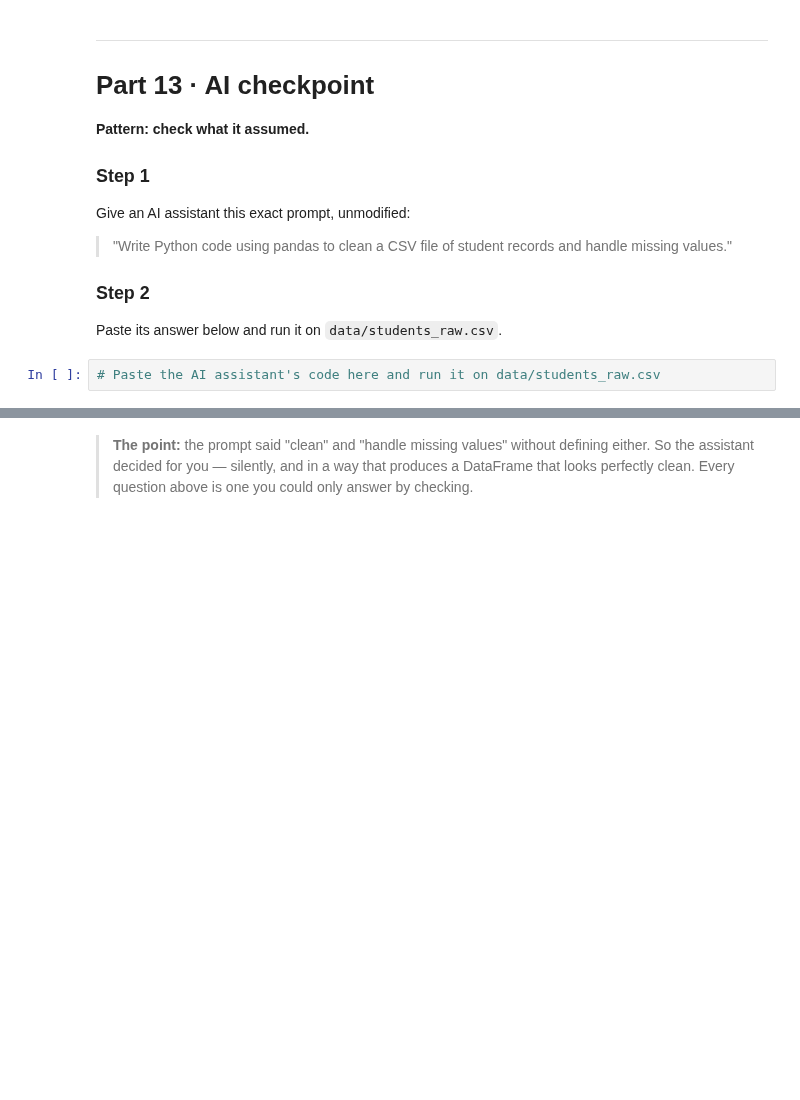
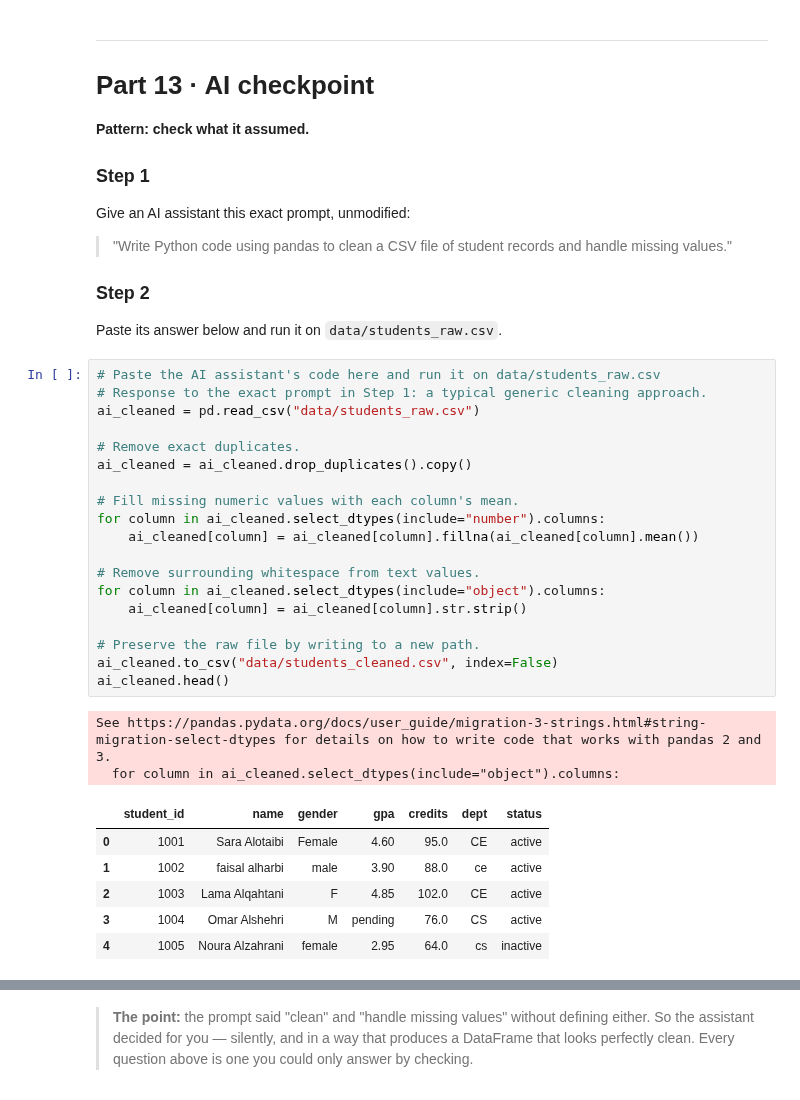
Before and after one commit to MahaAlmolhem/arti303, a Jupyter notebook: lab05.ipynb, the cells around one changed output, grey strips where cells are left out. Cells and saved outputs as stored; diff of their text form; blank space fills up the shorter version.

```diff
--- a/lab05.ipynb
+++ b/lab05.ipynb
@@ -934,6 +1350,32 @@ Give an AI assistant this exact prompt, unmodified:
 Paste its answer below and run it on `data/students_raw.csv`.
 # %%
 # Paste the AI assistant's code here and run it on data/students_raw.csv
+# Response to the exact prompt in Step 1: a typical generic cleaning approach.
+ai_cleaned = pd.read_csv("data/students_raw.csv")
+
+# Remove exact duplicates.
+ai_cleaned = ai_cleaned.drop_duplicates().copy()
+
+# Fill missing numeric values with each column's mean.
+for column in ai_cleaned.select_dtypes(include="number").columns:
+    ai_cleaned[column] = ai_cleaned[column].fillna(ai_cleaned[column].mean())
+
+# Remove surrounding whitespace from text values.
+for column in ai_cleaned.select_dtypes(include="object").columns:
+    ai_cleaned[column] = ai_cleaned[column].str.strip()
+
+# Preserve the raw file by writing to a new path.
+ai_cleaned.to_csv("data/students_cleaned.csv", index=False)
+ai_cleaned.head()
+# %% [output]
+See https://pandas.pydata.org/docs/user_guide/migration-3-strings.html#string-migration-select-dtypes for details on how to write code that works with pandas 2 and 3.
+  for column in ai_cleaned.select_dtypes(include="object").columns:
+|  | student_id | name | gender | gpa | credits | dept | status |
+| 0 | 1001 | Sara Alotaibi | Female | 4.60 | 95.0 | CE | active |
+| 1 | 1002 | faisal alharbi | male | 3.90 | 88.0 | ce | active |
+| 2 | 1003 | Lama Alqahtani | F | 4.85 | 102.0 | CE | active |
+| 3 | 1004 | Omar Alshehri | M | pending | 76.0 | CS | active |
+| 4 | 1005 | Noura Alzahrani | female | 2.95 | 64.0 | cs | inactive |
 # %% [markdown]
 ### Step 3 — answer these
 
```
Also changed, not shown: parts of 70 cells of this notebook.
